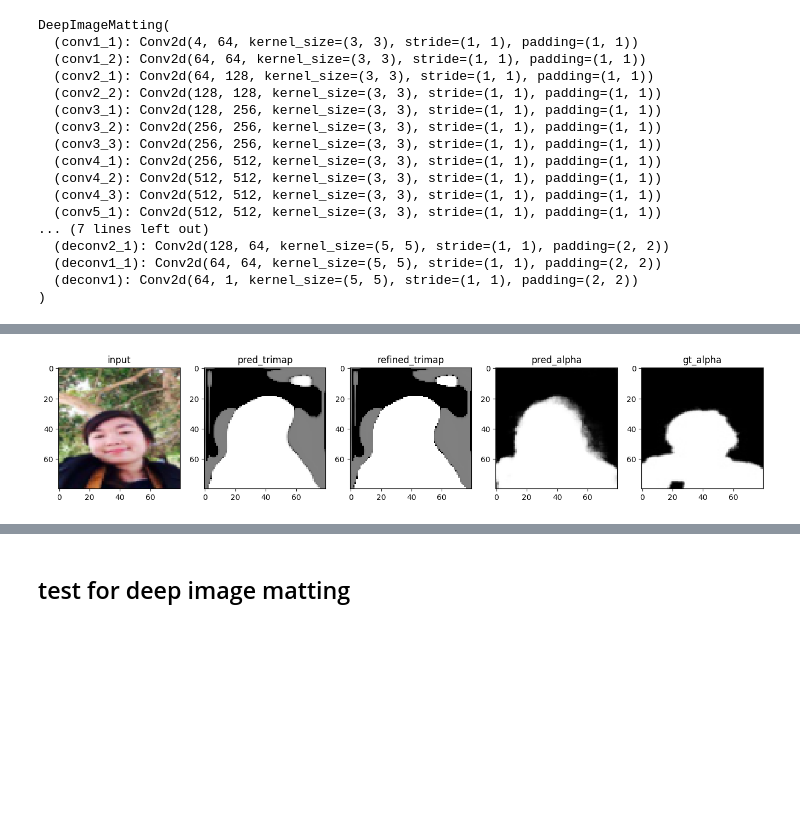
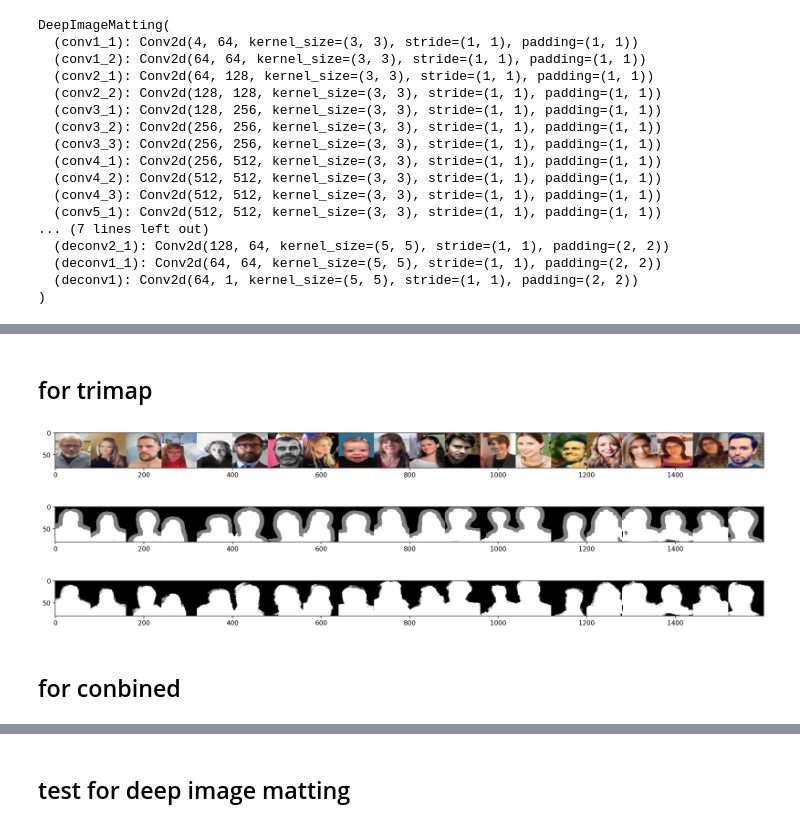
Before and after one commit to tan1p0p/ambiguous-segmentation, a Jupyter notebook: notebooks/evaluation.ipynb, the cells around one changed output, grey strips where cells are left out. Drawn from its saved outputs; the diff is of its cells as text; code cells hidden in the pictures; blank space fills up the shorter version.

```diff
--- a/notebooks/evaluation.ipynb
+++ b/notebooks/evaluation.ipynb
@@ -21,8 +21,14 @@ from modules.model import SegNet, DeepImageMatting
 from utils.data import get_dataloader
 # %%
-test_dir = '../data/person_image_dataset/96x64/check/'
+test_dir = '../data/person_image_dataset/96x64/check_20/'
 bg_dir = '../data/MSCOCO/test2017_mini/'
-dataloader = get_dataloader(test_dir, bg_dir, batch_size=10, data_num=200)
+dataloader = get_dataloader(test_dir, bg_dir, batch_size=20, data_num=20)
+dataloader.shuffle = False
+for pile, fg, bg, alpha, trimap in dataloader:
+    pile = pile.cuda()
+    fg = fg.cuda()
+    bg = bg.cuda()
+    alpha = alpha.cuda()
 # %% [output]
 Portrait loaded.
 BG loaded.
@@ -52,6 +55,3 @@ DeepImageMatting(
   (deconv1_1): Conv2d(64, 64, kernel_size=(5, 5), stride=(1, 1), padding=(2, 2))
   (deconv1): Conv2d(64, 1, kernel_size=(5, 5), stride=(1, 1), padding=(2, 2))
 )
-# %%
-for pile, fg, bg, alpha, trimap in dataloader:
-    pred_trimap = trimap_stage(fg.cuda())
@@ -70,14 +67,40 @@ torch.Size([10, 1, 80, 80])
 # %%
-fig = plt.figure(figsize=(20, 5), dpi=100)
-for i, imgs in enumerate([fg, pred_trimap, refined_trimap, pred_alpha, alpha]):
-    sample = imgs[9].cpu().detach().numpy()
-    if sample.shape[0] == 1:
-        sample = sample.reshape([80, 80])
-    else:
-        sample = sample.transpose((1, 2, 0))
-    sub = fig.add_subplot(1, 6, i+1)
-    titles = ['input', 'pred_trimap', 'refined_trimap', 'pred_alpha', 'gt_alpha']
-    plt.title(titles[i])
-    sub.imshow(sample, cmap = "gray")
+def visualize(img_list):
+    fig = plt.figure(figsize=(20, 5), dpi=100)
+    for i, imgs in enumerate(img_list):
+        sample = imgs[1].cpu().detach().numpy()
+        if len(sample.shape) == 2:
+            pass
+        elif sample.shape[0] == 1 and sample.shape[1] == 320:
+            sample = sample.reshape([320, 320])
+        elif sample.shape[0] == 1 and sample.shape[1] == 80:
+            sample = sample.reshape([80, 80])
+        else:
+            sample = sample.transpose((1, 2, 0))
+        sub = fig.add_subplot(1, 6, i+1)
+        sub.imshow(sample, cmap="gray")
-# %% [output]
-[figure, removed]
+# %%
+def visualize_row(img_list):
+    for i, imgs in enumerate(img_list):
+        sample = imgs.cpu().detach().numpy()
+        if len(sample.shape) == 2:
+            pass
+        elif sample.shape[0] == 1 and sample.shape[1] == 320:
+            sample = sample.reshape([320, 320, 1])
+        elif sample.shape[0] == 1 and sample.shape[1] == 80:
+            sample = sample.reshape([80, 80, 1])
+        else:
+            sample = sample.transpose((1, 2, 0))
+
+        if i == 0:
+            samples = sample
+        else:
+            samples = np.hstack((samples, sample))
+
+    if samples.shape[2] == 1:
+        samples = samples.reshape((samples.shape[0], samples.shape[1]))
+
+    plt.figure(figsize=(20, 5), dpi=200)
+    plt.imshow(samples, cmap="gray")
+# %% [markdown]
+## for trimap
@@ -83,0 +116,14 @@ for i, imgs in enumerate([fg, pred_trimap, refined_trimap, pred_alpha, alpha]):
+# %%
+visualize_row(pile)
+# %% [output]
+[figure, added]
+# %%
+visualize_row(t_gray_trimap)
+# %% [output]
+[figure, added]
+# %%
+visualize_row(t_filtered_alpha)
+# %% [output]
+[figure, added]
+# %% [markdown]
+## for conbined
```
Also changed, not shown: parts of 12 cells of this notebook, 4 other files.
